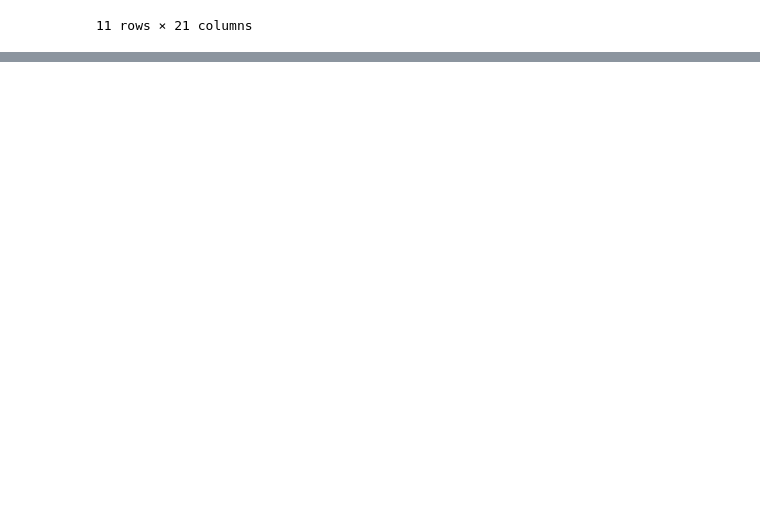
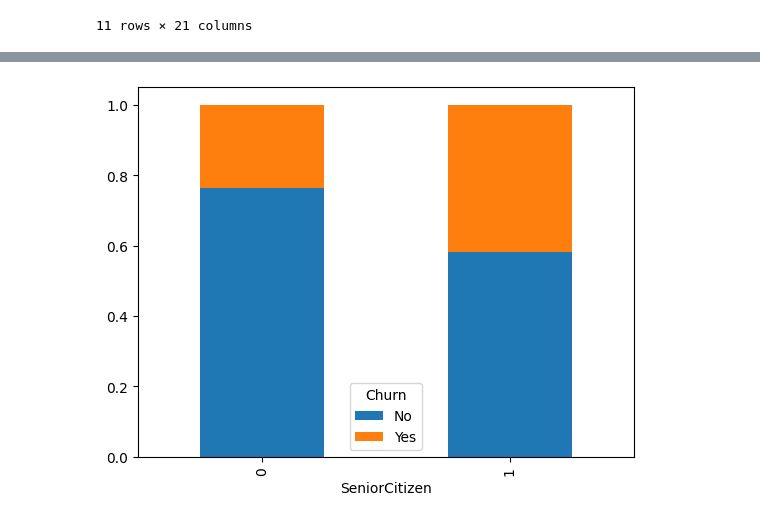
Before and after one commit to adeni-7007/ML_Projects, a Jupyter notebook: Customer_churn_model.ipynb, the cells around one changed output, grey strips where cells are left out. Drawn from its saved outputs; the diff is of its cells as text; code cells hidden in the pictures; blank space fills up the shorter version.

```diff
--- a/Customer_churn_model.ipynb
+++ b/Customer_churn_model.ipynb
@@ -135,0 +116,4 @@ df_1 = df_raw.replace
+# %%
+df_1 = df_raw.replace({'TotalCharges': {' ': 0.0}})
+mask = (df_raw['tenure']==0)
+df_1[mask][['tenure', 'TotalCharges']]
@@ -135,0 +133,3 @@ df_1 = df_raw.replace
+# %%
+df_2 = df_1.astype({'TotalCharges': 'float64'})
+df_2.dtypes
@@ -135,0 +267,3 @@ df_1 = df_raw.replace
+# %%
+def plot_cat_feature_dist(feature_name):
+  df_2.groupby(feature_name)['Churn'].value_counts(normalize=True).unstack('Churn').plot.bar(stacked=True)
@@ -135,0 +274,4 @@ df_1 = df_raw.replace
+# %%
+plot_cat_feature_dist('SeniorCitizen')
+# %% [output]
+[figure, added]
```
Also changed, not shown: parts of 48 cells of this notebook.
